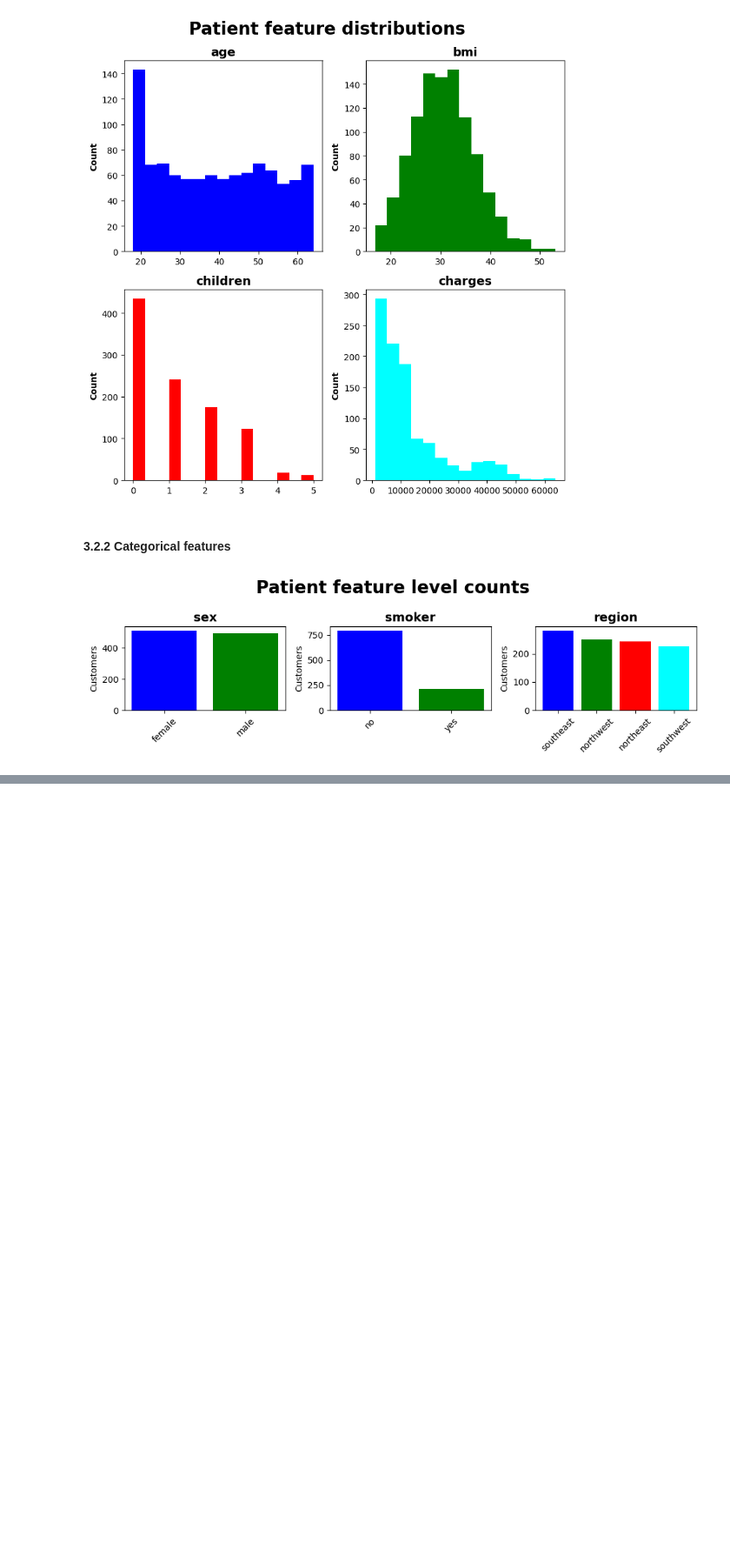
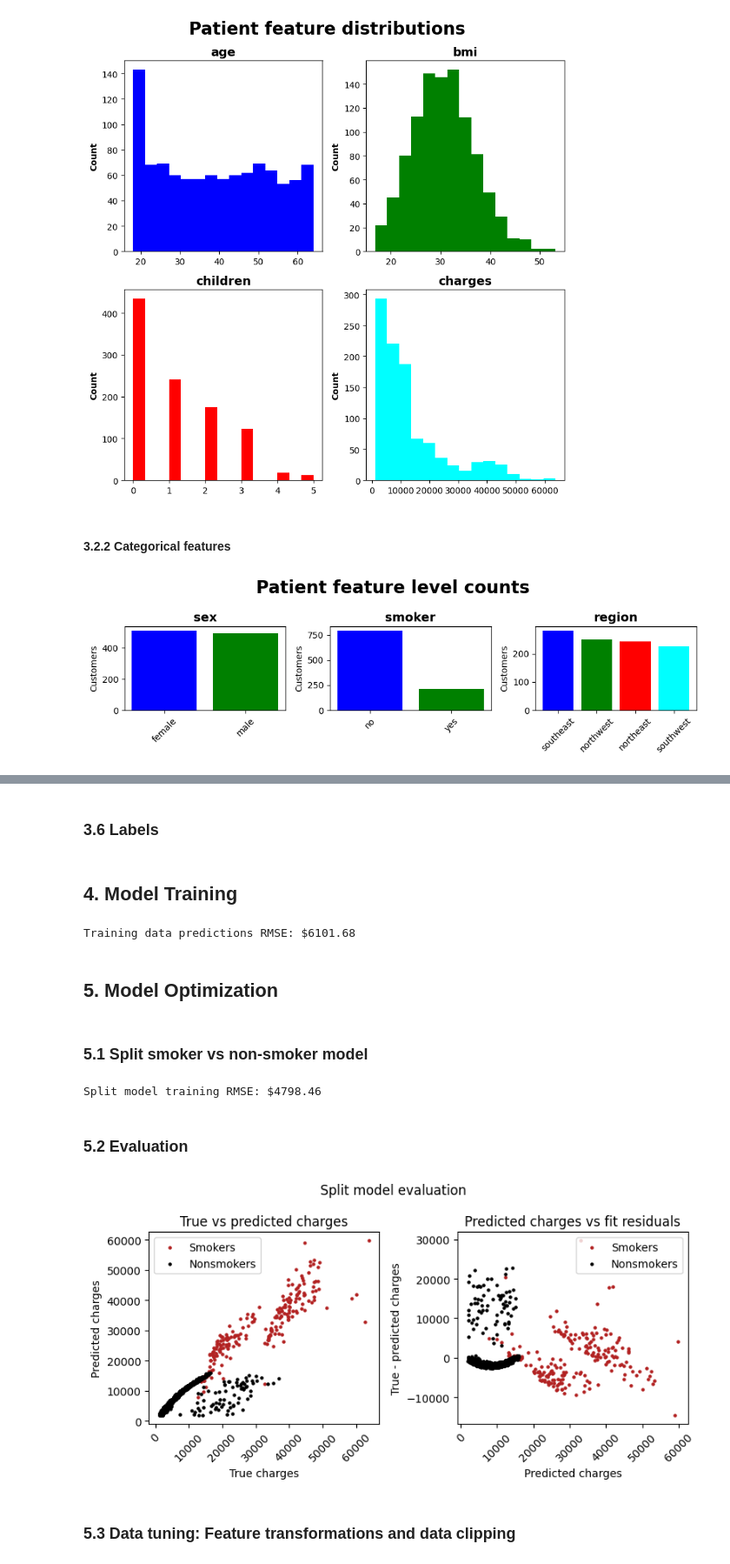
Before and after one commit to 4GeeksAcademy/Madesh-linear-regression, a Jupyter notebook: src/Madesh_solution.ipynb, the cells around one changed output, grey strips where cells are left out. Shown at 87% size. Drawn from its saved outputs; the diff is of its cells as text; code cells hidden in the pictures; blank space fills up the shorter version.

```diff
--- a/src/Madesh_solution.ipynb
+++ b/src/Madesh_solution.ipynb
@@ -161,0 +270,2 @@ fig.show()
+# %% [markdown]
+### 3.6 Labels
@@ -161,0 +279,15 @@ fig.show()
+# %% [markdown]
+## 4. Model Training
+# %%
+linear_model=LinearRegression()
+linear_model.fit(training_features, scaled_training_labels)
+scaled_predictions=linear_model.predict(training_features)
+predictions=label_scaler.inverse_transform(scaled_predictions)
+rmse=root_mean_squared_error(training_labels, predictions)
+print(f'Training data predictions RMSE: ${rmse:.2f}')
+# %% [output]
+Training data predictions RMSE: $6101.68
+# %% [markdown]
+## 5. Model Optimization
+# %% [markdown]
+### 5.1 Split smoker vs non-smoker model
@@ -161,0 +369,53 @@ fig.show()
+# %%
+smoker_model=LinearRegression()
+nonsmoker_model=LinearRegression()
+
+smoker_model.fit(smoker_training_features,smoker_scaled_training_labels)
+nonsmoker_model.fit(nonsmoker_training_features,nonsmoker_scaled_training_labels)
+
+smoker_scaled_predictions=smoker_model.predict(smoker_training_features)
+nonsmoker_scaled_predictions=nonsmoker_model.predict(nonsmoker_training_features)
+
+smoker_predictions=smoker_label_scaler.inverse_transform(smoker_scaled_predictions)
+nonsmoker_predictions=nonsmoker_label_scaler.inverse_transform(nonsmoker_scaled_predictions)
+
+smoker_training_labels=smoker_label_scaler.inverse_transform(smoker_scaled_training_labels)
+nonsmoker_training_labels=nonsmoker_label_scaler.inverse_transform(nonsmoker_scaled_training_labels)
+
+predictions=list(smoker_predictions)+list(nonsmoker_predictions)
+labels=list(smoker_training_labels)+list(nonsmoker_training_labels)
+
+rmse=root_mean_squared_error(labels, predictions)
+print(f'Split model training RMSE: ${rmse:.2f}')
+# %% [output]
+Split model training RMSE: $4798.46
+# %% [markdown]
+### 5.2 Evaluation
+# %%
+fig, axs=plt.subplots(1,2, figsize=(8,4))
+axs=axs.flatten()
+
+fig.suptitle('Split model evaluation')
+
+axs[0].set_title('True vs predicted charges')
+axs[0].scatter(smoker_training_labels, smoker_predictions, color='firebrick', s=5, label='Smokers')
+axs[0].scatter(nonsmoker_training_labels, nonsmoker_predictions, color='black', s=5, label='Nonsmokers')
+axs[0].tick_params(axis='x', labelrotation=45)
+axs[0].set_xlabel('True charges')
+axs[0].set_ylabel('Predicted charges')
+axs[0].legend(loc='upper left')
+
+axs[1].set_title('Predicted charges vs fit residuals')
+axs[1].scatter(smoker_predictions, smoker_training_labels-smoker_predictions, color='firebrick', s=5, label='Smokers')
+axs[1].scatter(nonsmoker_predictions, nonsmoker_training_labels-nonsmoker_predictions, color='black', s=5, label='Nonsmokers')
+axs[1].tick_params(axis='x', labelrotation=45)
+axs[1].set_xlabel('Predicted charges')
+axs[1].set_ylabel('True - predicted charges')
+axs[1].legend(loc='upper right')
+
+fig.tight_layout()
+fig.show()
+# %% [output]
+[figure, added]
+# %% [markdown]
+### 5.3 Data tuning: Feature transformations and data clipping
```
Also changed, not shown: parts of 21 cells of this notebook.
